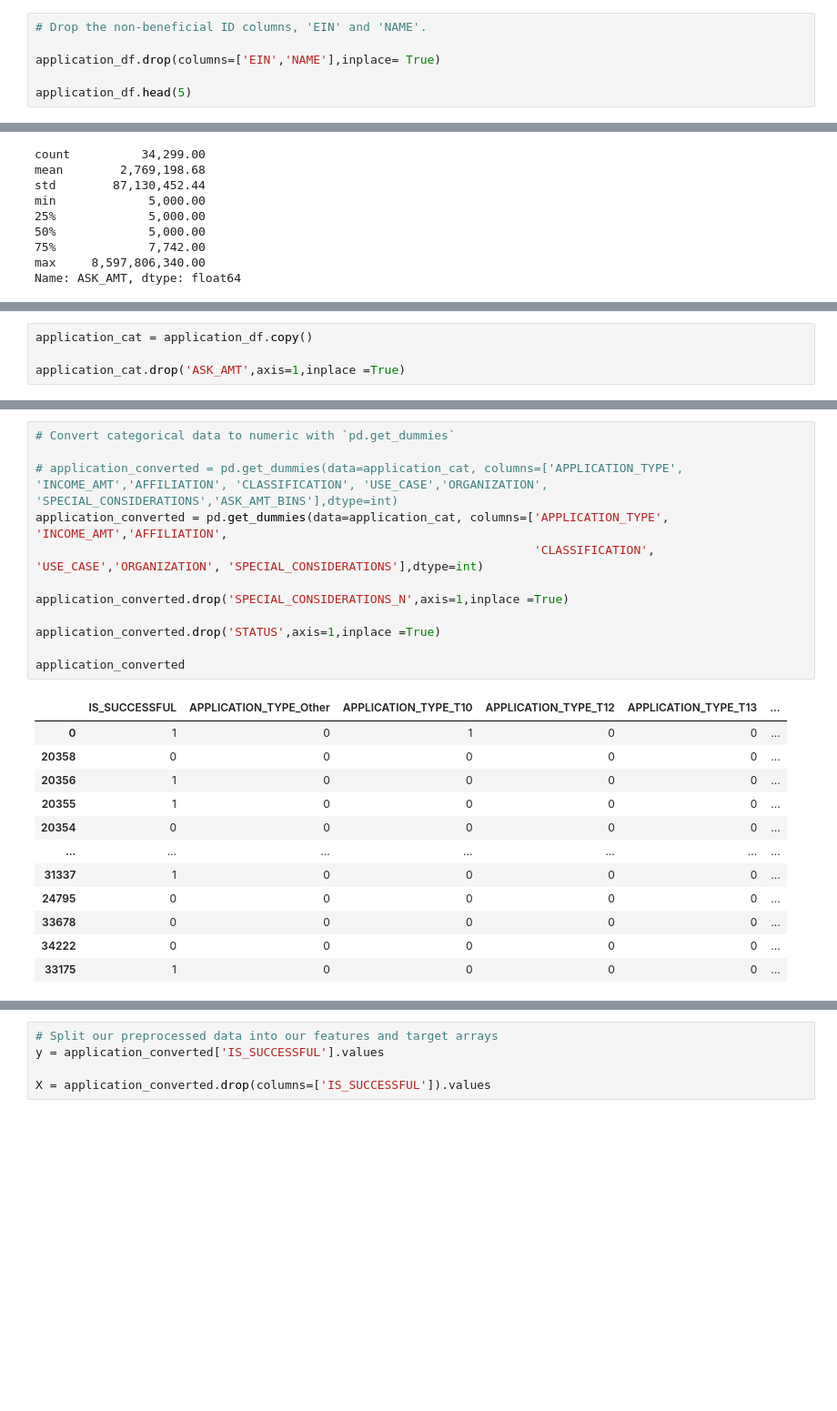
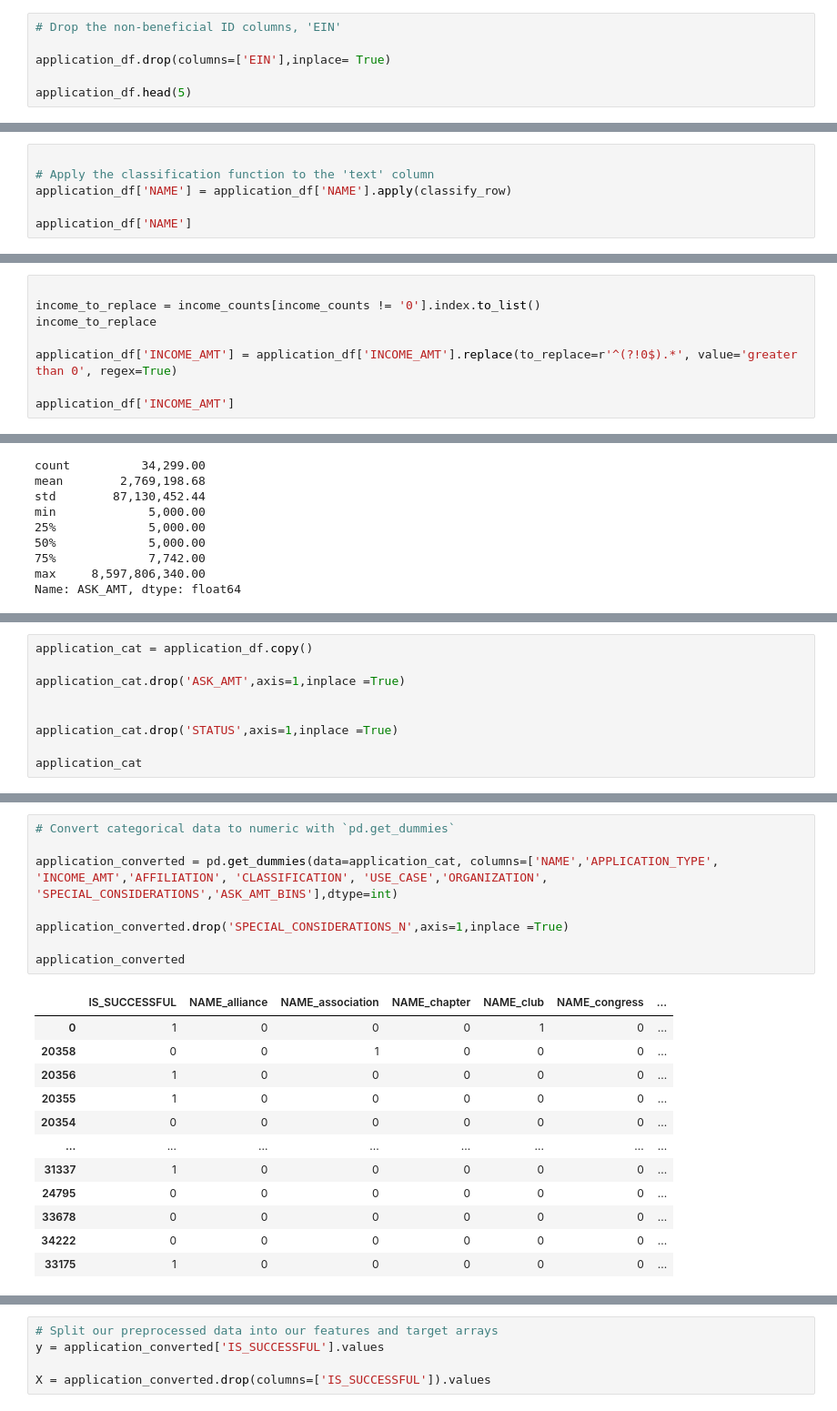
Before and after one commit to amydst/Deep-Learning-Challenge, a Jupyter notebook: AlphabetSoupCharity_Optimization_2.ipynb, the cells around one changed output, grey strips where cells are left out. Shown at 91% size. Drawn from its saved outputs; the diff is of its cells as text; blank space fills up the shorter version.

```diff
--- a/AlphabetSoupCharity_Optimization_2.ipynb
+++ b/AlphabetSoupCharity_Optimization_2.ipynb
@@ -28,7 +26,7 @@ application_df.head()
 # %%
-# Drop the non-beneficial ID columns, 'EIN' and 'NAME'.
+# Drop the non-beneficial ID columns, 'EIN'
 
-application_df.drop(columns=['EIN','NAME'],inplace= True)
+application_df.drop(columns=['EIN'],inplace= True)
 
 application_df.head(5)
 # %% [output]
@@ -55,0 +98,6 @@ dtype: int64
+# %%
+
+# Apply the classification function to the 'text' column
+application_df['NAME'] = application_df['NAME'].apply(classify_row)
+
+application_df['NAME']
@@ -175,0 +288,8 @@ Name: count, dtype: int64
+# %%
+
+income_to_replace = income_counts[income_counts != '0'].index.to_list()
+income_to_replace
+
+application_df['INCOME_AMT'] = application_df['INCOME_AMT'].replace(to_replace=r'^(?!0$).*', value='greater than 0', regex=True)
+
+application_df['INCOME_AMT']
@@ -283,3 +439,8 @@ application_df.hvplot.scatter(x='index',
 application_cat = application_df.copy()
 
 application_cat.drop('ASK_AMT',axis=1,inplace =True)
+
+
+application_cat.drop('STATUS',axis=1,inplace =True)
+
+application_cat
@@ -286,25 +461,21 @@ application_cat.drop('ASK_AMT',axis=1,inplace =True)
 # %%
 # Convert categorical data to numeric with `pd.get_dummies`
 
-# application_converted = pd.get_dummies(data=application_cat, columns=['APPLICATION_TYPE', 'INCOME_AMT','AFFILIATION', 'CLASSIFICATION', 'USE_CASE','ORGANIZATION', 'SPECIAL_CONSIDERATIONS','ASK_AMT_BINS'],dtype=int)
-application_converted = pd.get_dummies(data=application_cat, columns=['APPLICATION_TYPE', 'INCOME_AMT','AFFILIATION',
-                                                                      'CLASSIFICATION', 'USE_CASE','ORGANIZATION', 'SPECIAL_CONSIDERATIONS'],dtype=int)
+application_converted = pd.get_dummies(data=application_cat, columns=['NAME','APPLICATION_TYPE', 'INCOME_AMT','AFFILIATION', 'CLASSIFICATION', 'USE_CASE','ORGANIZATION', 'SPECIAL_CONSIDERATIONS','ASK_AMT_BINS'],dtype=int)
 
 application_converted.drop('SPECIAL_CONSIDERATIONS_N',axis=1,inplace =True)
 
-application_converted.drop('STATUS',axis=1,inplace =True)
-
 application_converted
 # %% [output]
-|  | IS_SUCCESSFUL | APPLICATION_TYPE_Other | APPLICATION_TYPE_T10 | APPLICATION_TYPE_T12 | APPLICATION_TYPE_T13 | ... |
-| 0 | 1 | 0 | 1 | 0 | 0 | ... |
-| 20358 | 0 | 0 | 0 | 0 | 0 | ... |
-| 20356 | 1 | 0 | 0 | 0 | 0 | ... |
-| 20355 | 1 | 0 | 0 | 0 | 0 | ... |
-| 20354 | 0 | 0 | 0 | 0 | 0 | ... |
-| ... | ... | ... | ... | ... | ... | ... |
-| 31337 | 1 | 0 | 0 | 0 | 0 | ... |
-| 24795 | 0 | 0 | 0 | 0 | 0 | ... |
-| 33678 | 0 | 0 | 0 | 0 | 0 | ... |
-| 34222 | 0 | 0 | 0 | 0 | 0 | ... |
-| 33175 | 1 | 0 | 0 | 0 | 0 | ... |
+|  | IS_SUCCESSFUL | NAME_alliance | NAME_association | NAME_chapter | NAME_club | NAME_congress | ... |
+| 0 | 1 | 0 | 0 | 0 | 1 | 0 | ... |
+| 20358 | 0 | 0 | 1 | 0 | 0 | 0 | ... |
+| 20356 | 1 | 0 | 0 | 0 | 0 | 0 | ... |
+| 20355 | 1 | 0 | 0 | 0 | 0 | 0 | ... |
+| 20354 | 0 | 0 | 0 | 0 | 0 | 0 | ... |
+| ... | ... | ... | ... | ... | ... | ... | ... |
+| 31337 | 1 | 0 | 0 | 0 | 0 | 0 | ... |
+| 24795 | 0 | 0 | 0 | 0 | 0 | 0 | ... |
+| 33678 | 0 | 0 | 0 | 0 | 0 | 0 | ... |
+| 34222 | 0 | 0 | 0 | 0 | 0 | 0 | ... |
+| 33175 | 1 | 0 | 0 | 0 | 0 | 0 | ... |
```
Also changed, not shown: parts of 27 cells of this notebook, 4 other files.
